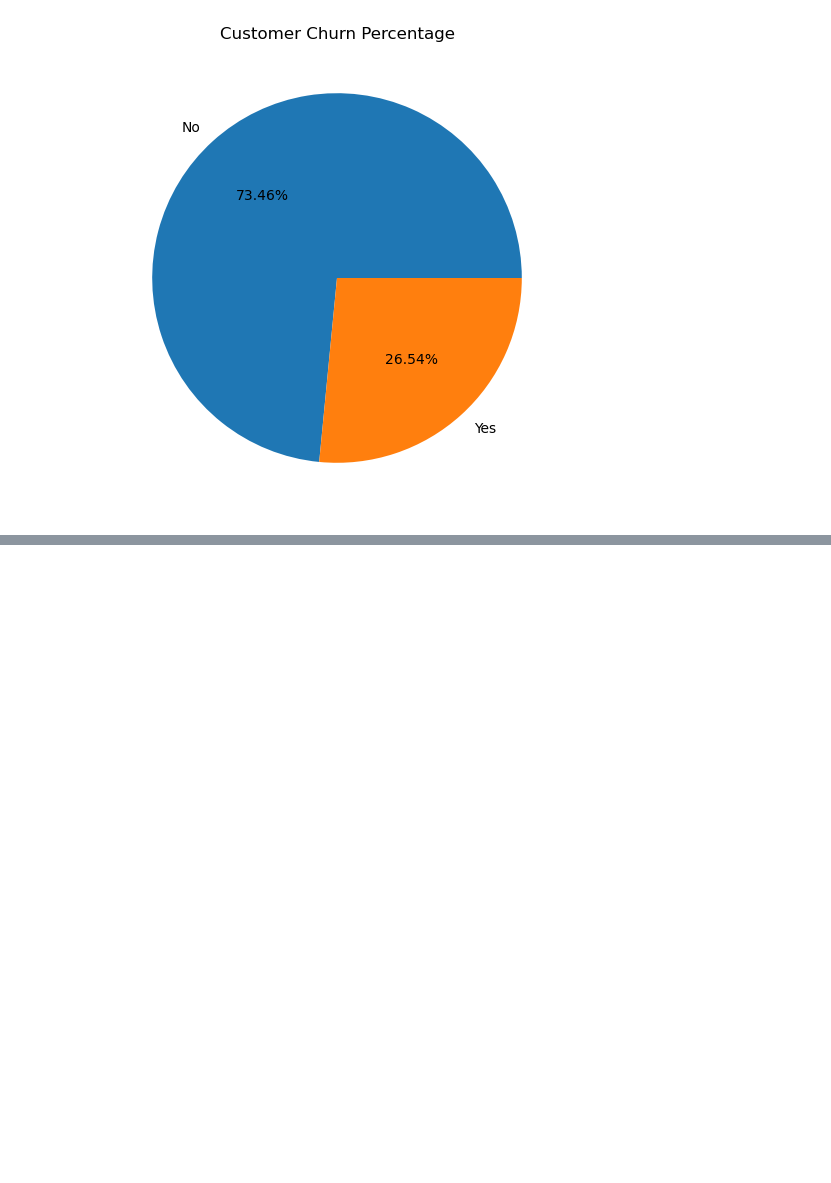
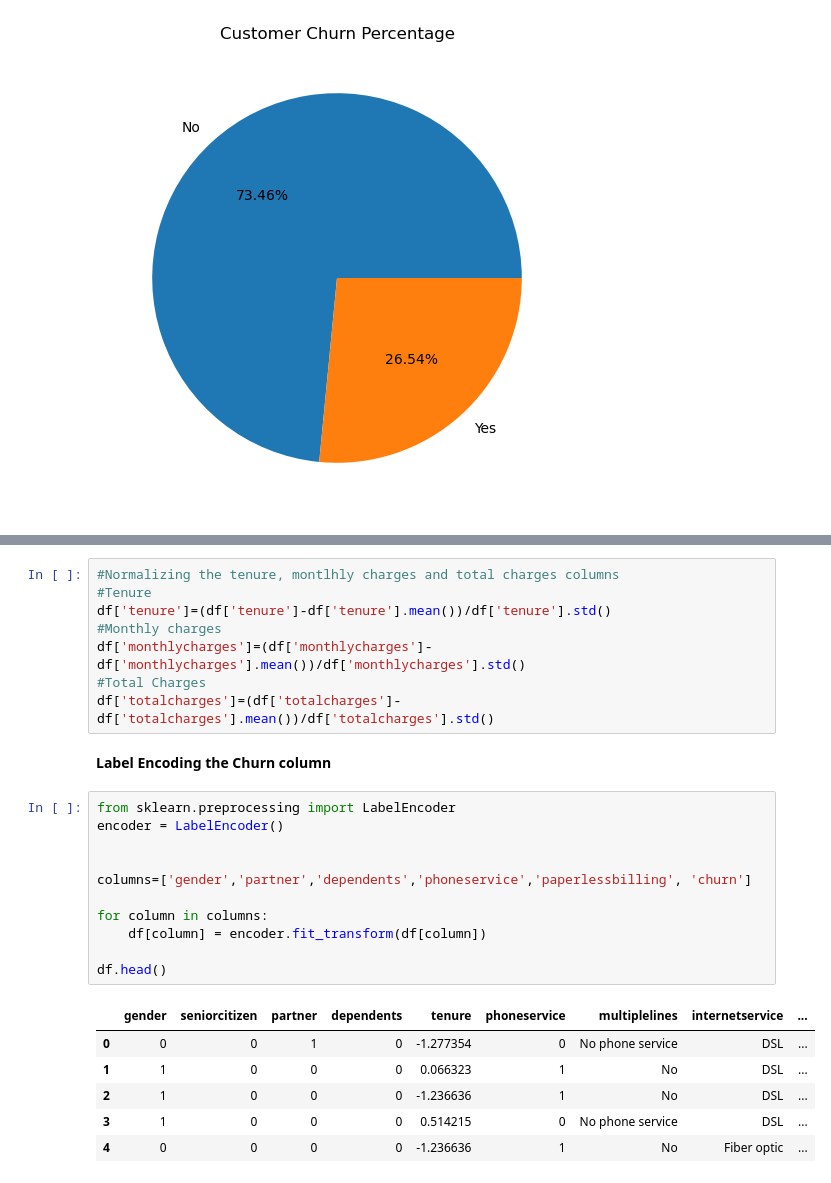
Before and after one commit to Sam1522/Lux-Dev_Projects, a Jupyter notebook: Predicting Telecom Company Customer Churn.ipynb, the cells around one changed output, grey strips where cells are left out. Cells and saved outputs as stored; diff of their text form; blank space fills up the shorter version.

```diff
--- a/Predicting Telecom Company Customer Churn.ipynb
+++ b/Predicting Telecom Company Customer Churn.ipynb
@@ -357,0 +386,28 @@ plt.show()
+# %%
+#Normalizing the tenure, montlhly charges and total charges columns
+#Tenure
+df['tenure']=(df['tenure']-df['tenure'].mean())/df['tenure'].std()
+#Monthly charges
+df['monthlycharges']=(df['monthlycharges']-df['monthlycharges'].mean())/df['monthlycharges'].std()
+#Total Charges
+df['totalcharges']=(df['totalcharges']-df['totalcharges'].mean())/df['totalcharges'].std()
+# %% [markdown]
+**Label Encoding the Churn column**
+# %%
+from sklearn.preprocessing import LabelEncoder
+encoder = LabelEncoder()
+
+
+columns=['gender','partner','dependents','phoneservice','paperlessbilling', 'churn']
+
+for column in columns:
+    df[column] = encoder.fit_transform(df[column])
+
+df.head()
+# %% [output]
+|  | gender | seniorcitizen | partner | dependents | tenure | phoneservice | multiplelines | internetservice | ... |
+| 0 | 0 | 0 | 1 | 0 | -1.277354 | 0 | No phone service | DSL | ... |
+| 1 | 1 | 0 | 0 | 0 | 0.066323 | 1 | No | DSL | ... |
+| 2 | 1 | 0 | 0 | 0 | -1.236636 | 1 | No | DSL | ... |
+| 3 | 1 | 0 | 0 | 0 | 0.514215 | 0 | No phone service | DSL | ... |
+| 4 | 0 | 0 | 0 | 0 | -1.236636 | 1 | No | Fiber optic | ... |
```
Also changed, not shown: parts of 15 cells of this notebook.
